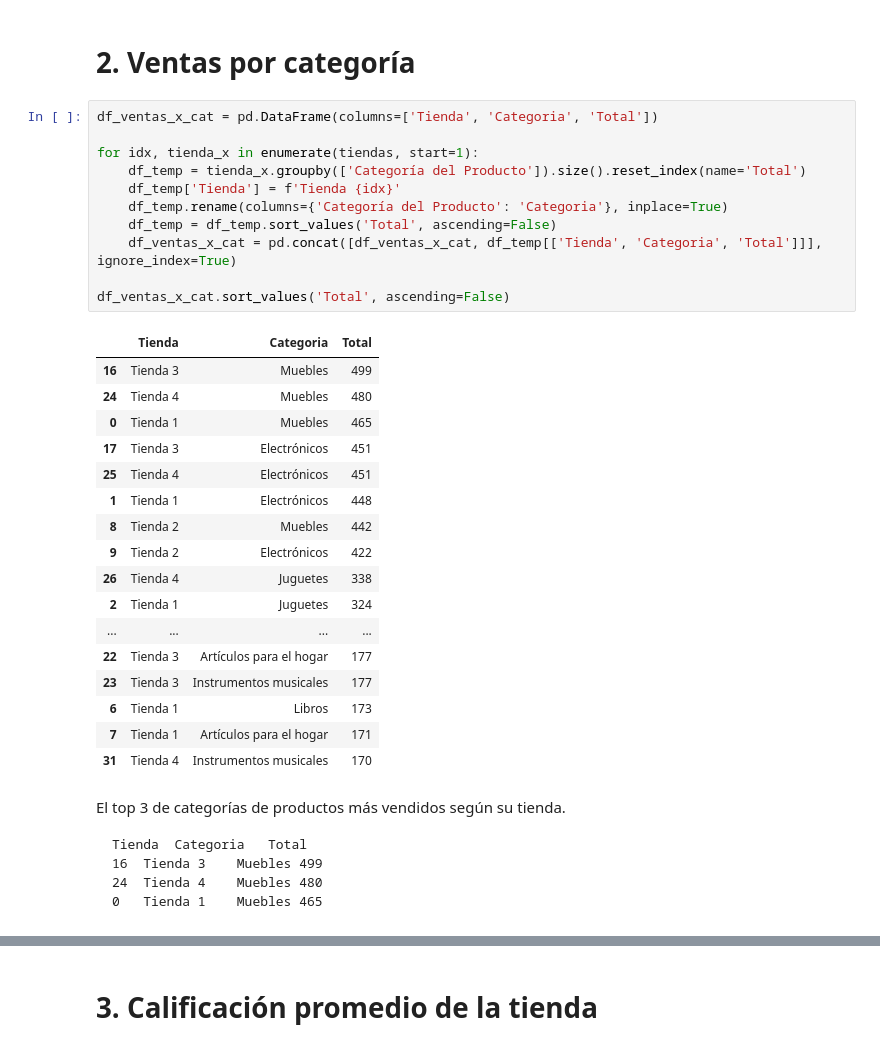
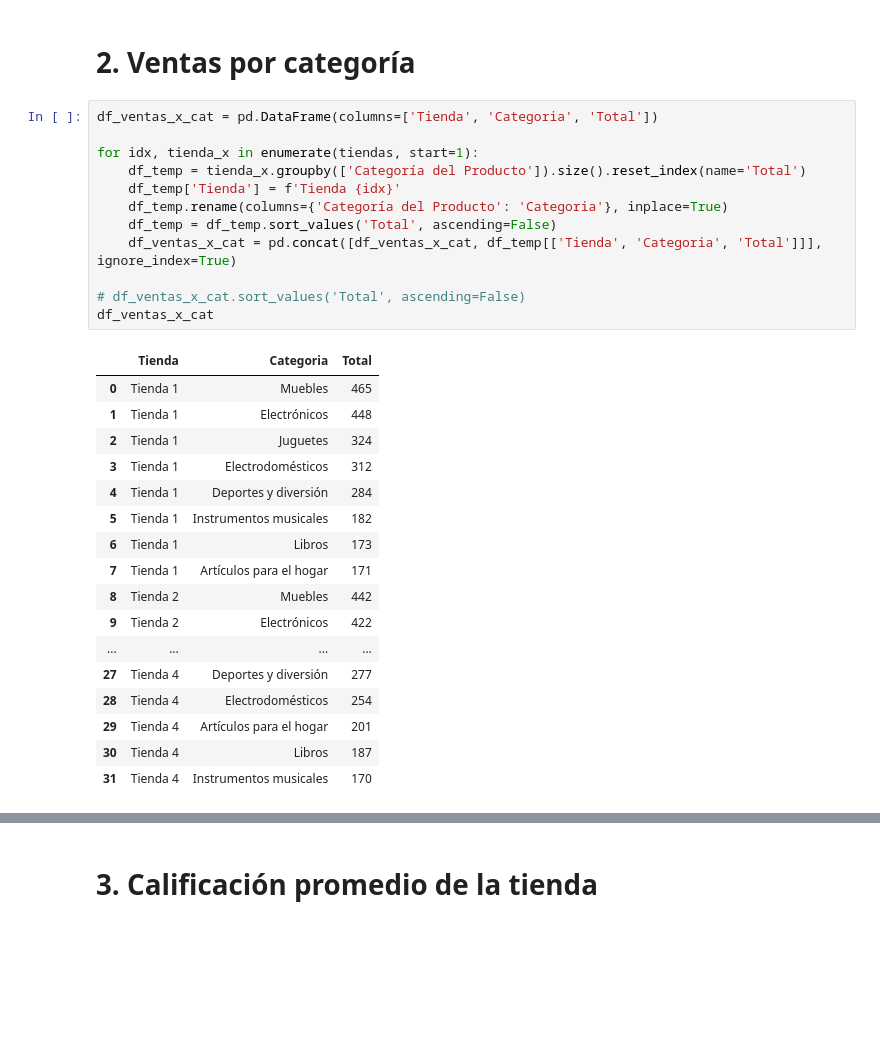
Before and after one commit to Brayan8Ch/challenge1-data-science-latam_alura, a Jupyter notebook: AluraStoreLatam.ipynb, the cells around one changed output, grey strips where cells are left out. Saved outputs shown, nothing was run; the diff lists cells and outputs as text; blank space fills up the shorter version.

````diff
--- a/AluraStoreLatam.ipynb
+++ b/AluraStoreLatam.ipynb
@@ -58,38 +47,30 @@ Los resultados muestran que:
 # %%
 df_ventas_x_cat = pd.DataFrame(columns=['Tienda', 'Categoria', 'Total'])
 
 for idx, tienda_x in enumerate(tiendas, start=1):
     df_temp = tienda_x.groupby(['Categoría del Producto']).size().reset_index(name='Total')
     df_temp['Tienda'] = f'Tienda {idx}'
     df_temp.rename(columns={'Categoría del Producto': 'Categoria'}, inplace=True)
     df_temp = df_temp.sort_values('Total', ascending=False)
     df_ventas_x_cat = pd.concat([df_ventas_x_cat, df_temp[['Tienda', 'Categoria', 'Total']]], ignore_index=True)
 
-df_ventas_x_cat.sort_values('Total', ascending=False)
+# df_ventas_x_cat.sort_values('Total', ascending=False)
+df_ventas_x_cat
 # %% [output]
 |  | Tienda | Categoria | Total |
-| 16 | Tienda 3 | Muebles | 499 |
-| 24 | Tienda 4 | Muebles | 480 |
 | 0 | Tienda 1 | Muebles | 465 |
-| 17 | Tienda 3 | Electrónicos | 451 |
-| 25 | Tienda 4 | Electrónicos | 451 |
 | 1 | Tienda 1 | Electrónicos | 448 |
+| 2 | Tienda 1 | Juguetes | 324 |
+| 3 | Tienda 1 | Electrodomésticos | 312 |
+| 4 | Tienda 1 | Deportes y diversión | 284 |
+| 5 | Tienda 1 | Instrumentos musicales | 182 |
+| 6 | Tienda 1 | Libros | 173 |
+| 7 | Tienda 1 | Artículos para el hogar | 171 |
 | 8 | Tienda 2 | Muebles | 442 |
 | 9 | Tienda 2 | Electrónicos | 422 |
-| 26 | Tienda 4 | Juguetes | 338 |
-| 2 | Tienda 1 | Juguetes | 324 |
 | ... | ... | ... | ... |
-| 22 | Tienda 3 | Artículos para el hogar | 177 |
-| 23 | Tienda 3 | Instrumentos musicales | 177 |
-| 6 | Tienda 1 | Libros | 173 |
-| 7 | Tienda 1 | Artículos para el hogar | 171 |
+| 27 | Tienda 4 | Deportes y diversión | 277 |
+| 28 | Tienda 4 | Electrodomésticos | 254 |
+| 29 | Tienda 4 | Artículos para el hogar | 201 |
+| 30 | Tienda 4 | Libros | 187 |
 | 31 | Tienda 4 | Instrumentos musicales | 170 |
-# %% [markdown]
-El top 3 de categorías de productos más vendidos según su tienda.
-
-```
-Tienda	Categoria	Total
-16	Tienda 3	Muebles	499
-24	Tienda 4	Muebles	480
-0	Tienda 1	Muebles	465
-```
````
Also changed, not shown: parts of 9 cells of this notebook.
